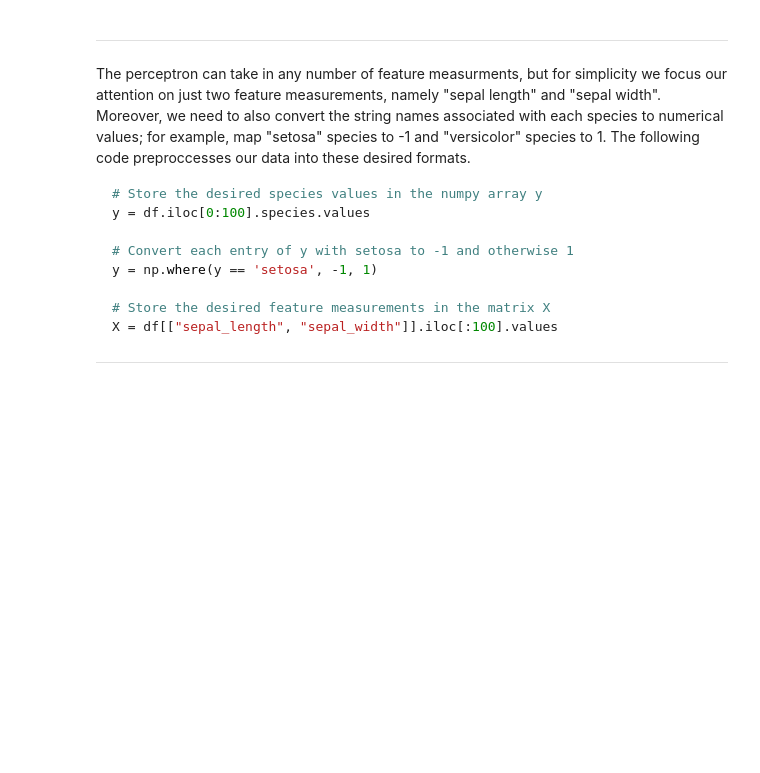
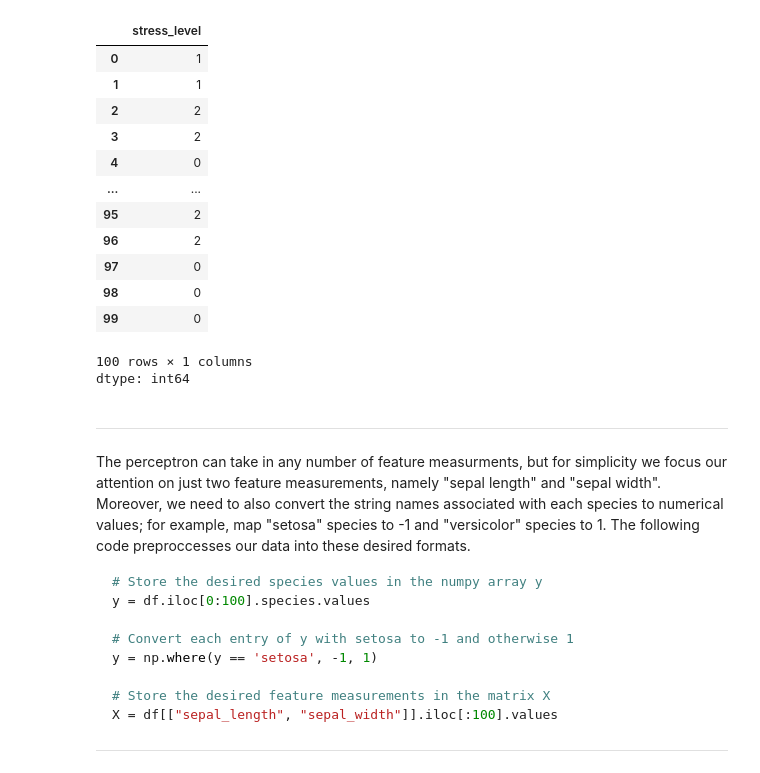
Before and after one commit to ccarr-x/CMOR-438-SP-2026, a Jupyter notebook: Supervised_Learning/The_Perceptron.ipynb, the cells around one changed output. Saved outputs shown, nothing was run; the diff lists cells and outputs as text; code cells hidden in the pictures; blank space fills up the shorter version.

```diff
--- a/Supervised_Learning/The_Perceptron.ipynb
+++ b/Supervised_Learning/The_Perceptron.ipynb
@@ -58,3 +116,20 @@ df.iloc[:100]
+# %%
+df.iloc[:100]['stress_level']
+# %% [output]
+|  | stress_level |
+| 0 | 1 |
+| 1 | 1 |
+| 2 | 2 |
+| 3 | 2 |
+| 4 | 0 |
+| ... | ... |
+| 95 | 2 |
+| 96 | 2 |
+| 97 | 0 |
+| 98 | 0 |
+| 99 | 0 |
+100 rows × 1 columns
+dtype: int64
 # %% [markdown]
 ---
 
```
Also changed, not shown: parts of 9 cells of this notebook.
